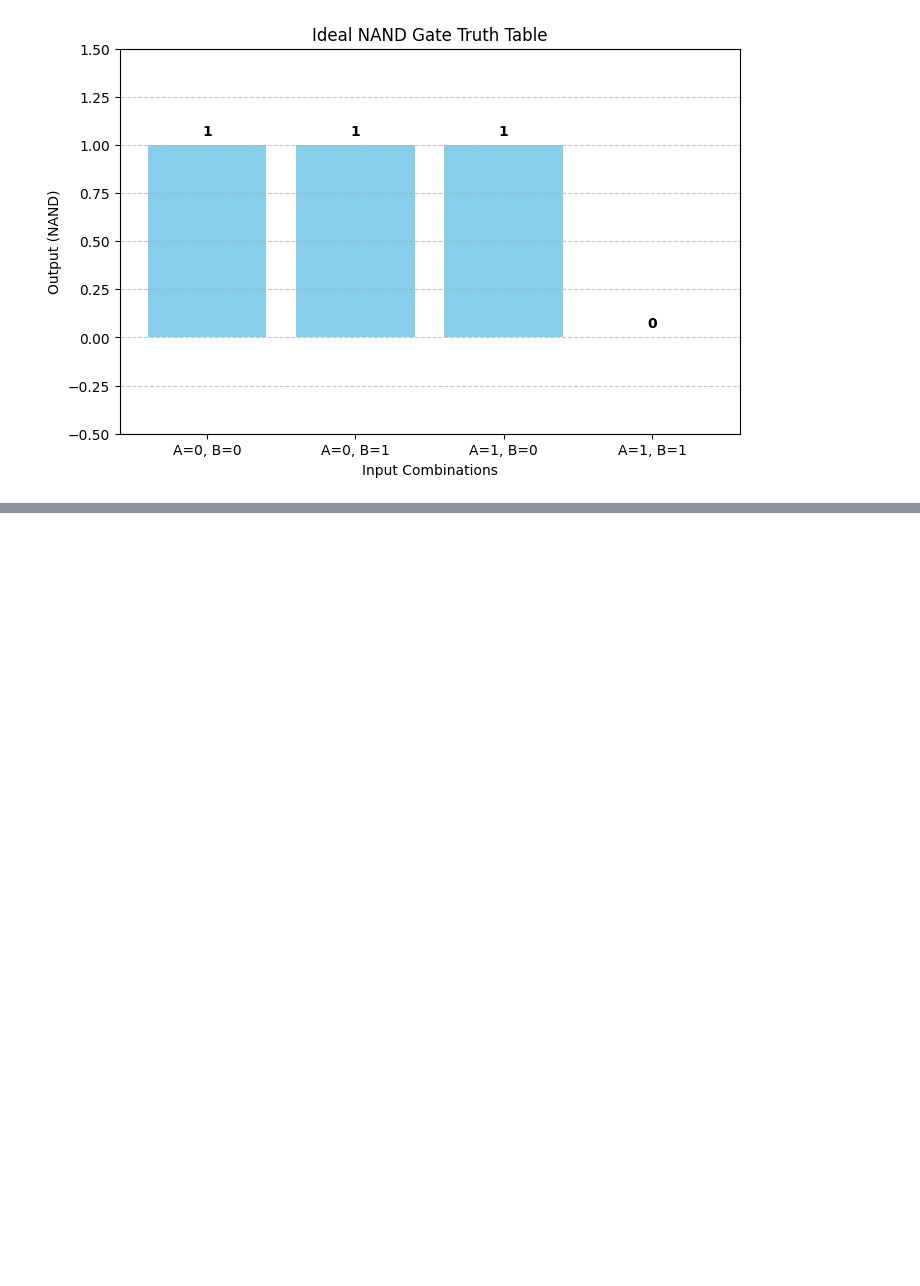
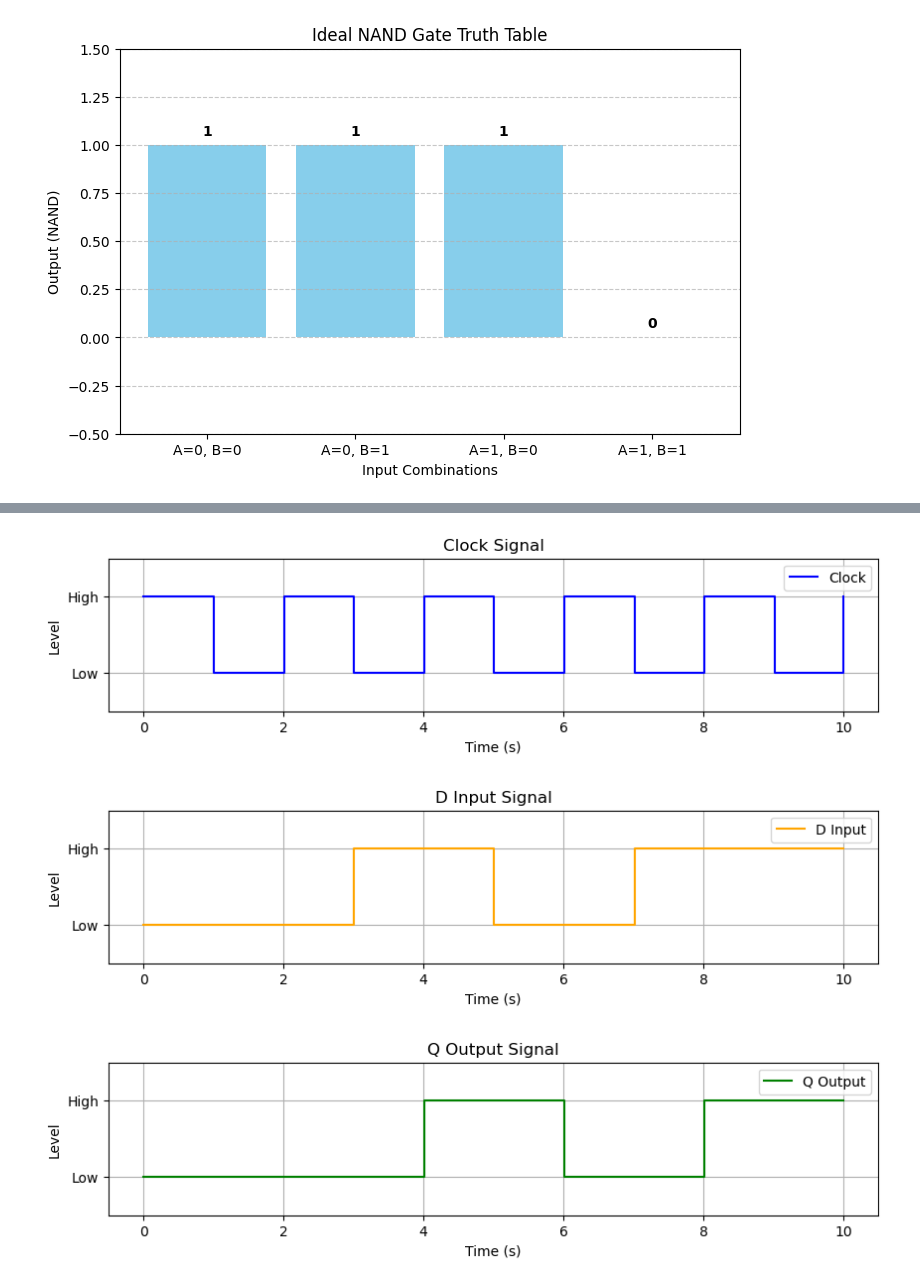
Before and after one commit to Quantum-Impulse/EleTech_Pyspice_Simulations, a Jupyter notebook: Report_5.ipynb, the cells around one changed output, grey strips where cells are left out. Drawn from its saved outputs; the diff is of its cells as text; code cells hidden in the pictures; blank space fills up the shorter version.

```diff
--- a/Report_5.ipynb
+++ b/Report_5.ipynb
@@ -26,0 +52,62 @@ plt.show()
+# %%
+import matplotlib.pyplot as plt
+import numpy as np
+
+# Define time array for the simulation
+time = np.linspace(0, 10, 500)
+
+# Define Clock signal - a square wave with positive edges
+clock = np.where((time % 2) < 1, 1, 0)
+
+# Define D input signal, changing just before each clock pulse for demonstration
+d_input = np.where((time < 3) | ((time >= 5) & (time < 7)), 0, 1)
+
+# Define Q output - follows D on the rising edge of the clock
+q_output = np.zeros_like(time)
+prev_q = 0
+for i in range(1, len(time)):
+    if clock[i-1] == 0 and clock[i] == 1:  # Rising edge detection
+        prev_q = d_input[i]  # Q takes the value of D on rising edge
+    q_output[i] = prev_q
+
+# Plot each signal on its own graph
+
+# Plot Clock signal
+plt.figure(figsize=(10, 2))
+plt.plot(time, clock, label="Clock", drawstyle='steps-post', color='blue')
+plt.title("Clock Signal")
+plt.xlabel("Time (s)")
+plt.ylabel("Level")
+plt.ylim(-0.5, 1.5)
+plt.yticks([0, 1], ["Low", "High"])
+plt.grid(True)
+plt.legend()
+
+# Plot D input signal
+plt.figure(figsize=(10, 2))
+plt.plot(time, d_input, label="D Input", drawstyle='steps-post', color='orange')
+plt.title("D Input Signal")
+plt.xlabel("Time (s)")
+plt.ylabel("Level")
+plt.ylim(-0.5, 1.5)
+plt.yticks([0, 1], ["Low", "High"])
+plt.grid(True)
+plt.legend()
+
+# Plot Q output signal
+plt.figure(figsize=(10, 2))
+plt.plot(time, q_output, label="Q Output", drawstyle='steps-post', color='green')
+plt.title("Q Output Signal")
+plt.xlabel("Time (s)")
+plt.ylabel("Level")
+plt.ylim(-0.5, 1.5)
+plt.yticks([0, 1], ["Low", "High"])
+plt.grid(True)
+plt.legend()
+
+# Show plots
+plt.show()
+# %% [output]
+[figure, added]
+[figure, added]
+[figure, added]
```
Also changed, not shown: parts of 3 cells of this notebook, 1 other file.
